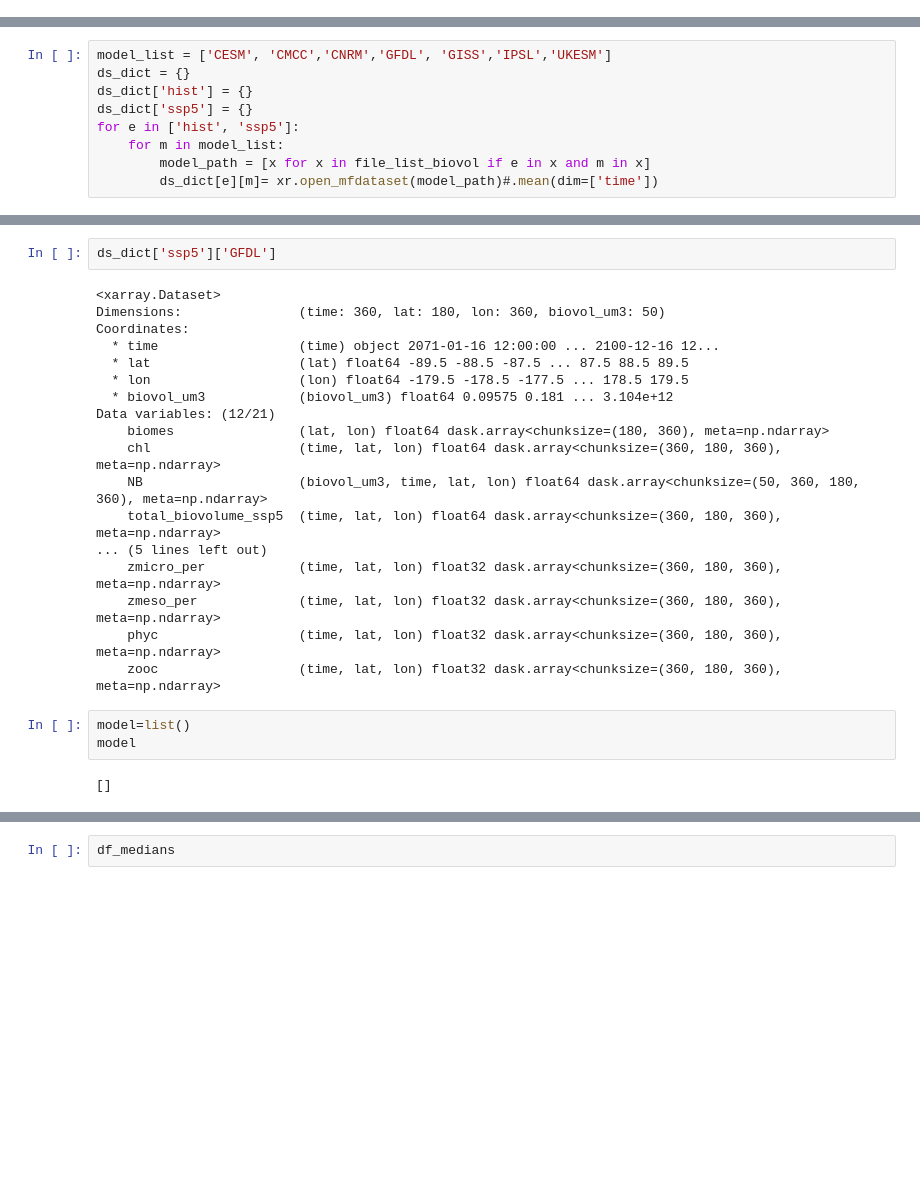
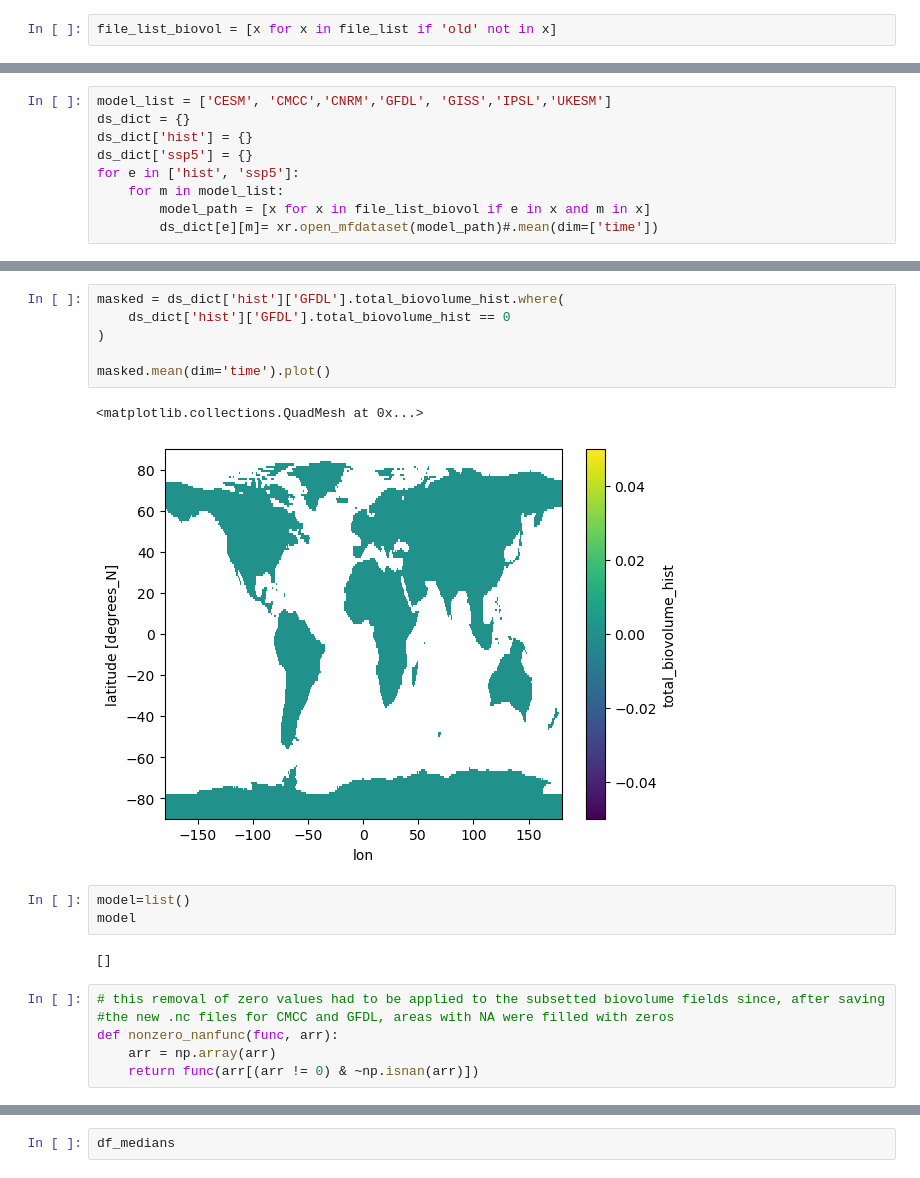
Before and after one commit to MarCorralesU/CMIP6_size_spectra, a Jupyter notebook: scripts/4.1_Fig_2_violinplots.ipynb, the cells around one changed output, grey strips where cells are left out. Saved outputs shown, nothing was run; the diff lists cells and outputs as text; blank space fills up the shorter version.

```diff
--- a/scripts/4.1_Fig_2_violinplots.ipynb
+++ b/scripts/4.1_Fig_2_violinplots.ipynb
@@ -23,4 +23,6 @@ import IPython.display as display
 file_list = glob('/Users/mc4214/CMIP6_biome_PSS_data/*.nc')
 
 file_list_biovol = [x for x in file_list if 'biovolume' in x]
+# %%
+file_list_biovol = [x for x in file_list if 'old' not in x]
 # %%
@@ -69,28 +76,23 @@ file_list_biovol
 # %%
-ds_dict['ssp5']['GFDL']
+masked = ds_dict['hist']['GFDL'].total_biovolume_hist.where(
+    ds_dict['hist']['GFDL'].total_biovolume_hist == 0
+)
+
+masked.mean(dim='time').plot()
 # %% [output]
-<xarray.Dataset>
-Dimensions:               (time: 360, lat: 180, lon: 360, biovol_um3: 50)
-Coordinates:
-  * time                  (time) object 2071-01-16 12:00:00 ... 2100-12-16 12...
-  * lat                   (lat) float64 -89.5 -88.5 -87.5 ... 87.5 88.5 89.5
-  * lon                   (lon) float64 -179.5 -178.5 -177.5 ... 178.5 179.5
-  * biovol_um3            (biovol_um3) float64 0.09575 0.181 ... 3.104e+12
-Data variables: (12/21)
-    biomes                (lat, lon) float64 dask.array<chunksize=(180, 360), meta=np.ndarray>
-    chl                   (time, lat, lon) float64 dask.array<chunksize=(360, 180, 360), meta=np.ndarray>
-    NB                    (biovol_um3, time, lat, lon) float64 dask.array<chunksize=(50, 360, 180, 360), meta=np.ndarray>
-    total_biovolume_ssp5  (time, lat, lon) float64 dask.array<chunksize=(360, 180, 360), meta=np.ndarray>
-... (5 lines left out)
-    zmicro_per            (time, lat, lon) float32 dask.array<chunksize=(360, 180, 360), meta=np.ndarray>
-    zmeso_per             (time, lat, lon) float32 dask.array<chunksize=(360, 180, 360), meta=np.ndarray>
-    phyc                  (time, lat, lon) float32 dask.array<chunksize=(360, 180, 360), meta=np.ndarray>
-    zooc                  (time, lat, lon) float32 dask.array<chunksize=(360, 180, 360), meta=np.ndarray>
+<matplotlib.collections.QuadMesh at 0x...>
+[figure, added]
 # %%
 model=list()
 model
 # %% [output]
 []
+# %%
+# this removal of zero values had to be applied to the subsetted biovolume fields since, after saving
+#the new .nc files for CMCC and GFDL, areas with NA were filled with zeros
+def nonzero_nanfunc(func, arr):
+    arr = np.array(arr)
+    return func(arr[(arr != 0) & ~np.isnan(arr)])
 # %%
 #  get table 3
 model=list()
```
Also changed, not shown: parts of 23 cells of this notebook, 19 other files.
